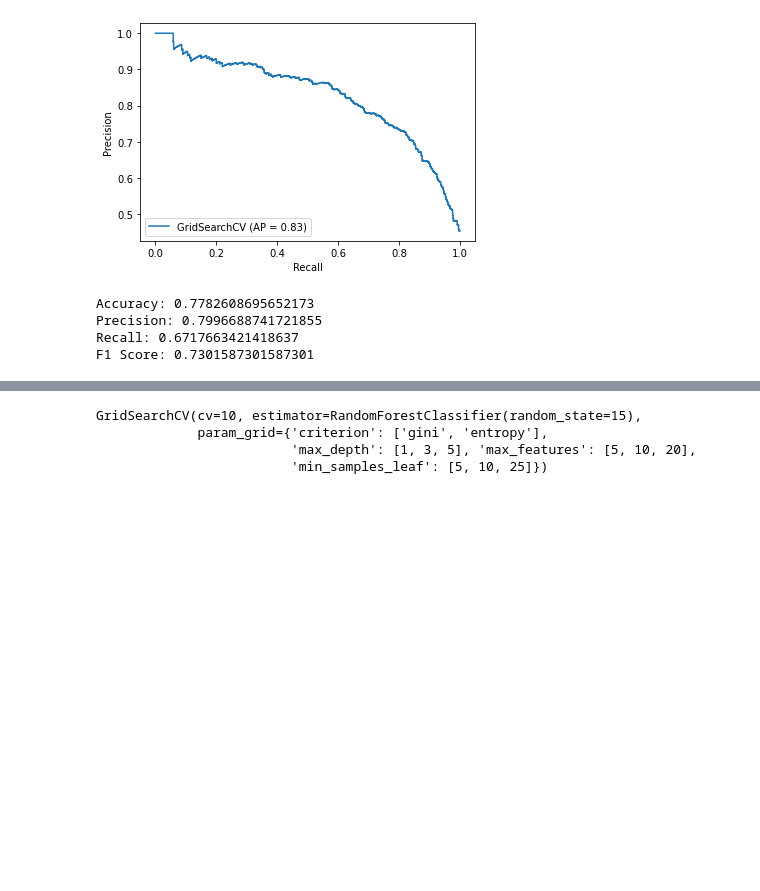
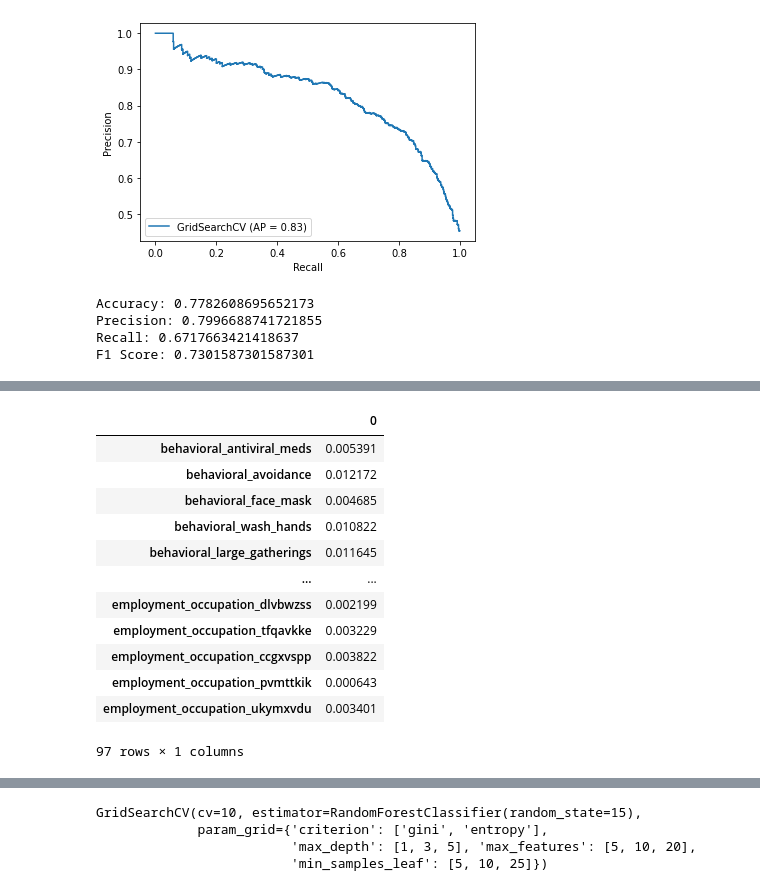
Before and after one commit to smashley-eakland/who-wants-shots, a Jupyter notebook: Seasonal Vaccine Modeling.ipynb, the cells around one changed output, grey strips where cells are left out. Cells and saved outputs as stored; diff of their text form; code cells hidden in the pictures; blank space fills up the shorter version.

```diff
--- a/Seasonal Vaccine Modeling.ipynb
+++ b/Seasonal Vaccine Modeling.ipynb
@@ -545,0 +574,19 @@ F1 Score: 0.7301587301587301
+# %%
+#drop duplicates and transpose view
+rf_feat_import.drop_duplicates(inplace=True)
+rf_feat_import = rf_feat_import.T
+rf_feat_import
+# %% [output]
+|  | 0 |
+| behavioral_antiviral_meds | 0.005391 |
+| behavioral_avoidance | 0.012172 |
+| behavioral_face_mask | 0.004685 |
+| behavioral_wash_hands | 0.010822 |
+| behavioral_large_gatherings | 0.011645 |
+| ... | ... |
+| employment_occupation_dlvbwzss | 0.002199 |
+| employment_occupation_tfqavkke | 0.003229 |
+| employment_occupation_ccgxvspp | 0.003822 |
+| employment_occupation_pvmttkik | 0.000643 |
+| employment_occupation_ukymxvdu | 0.003401 |
+97 rows × 1 columns
```
Also changed, not shown: parts of 17 cells of this notebook, 39 other files.
